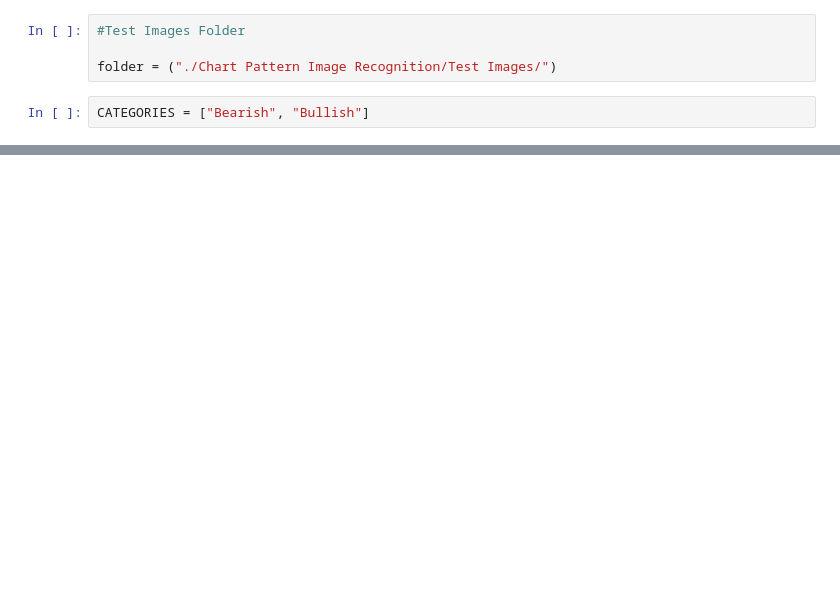
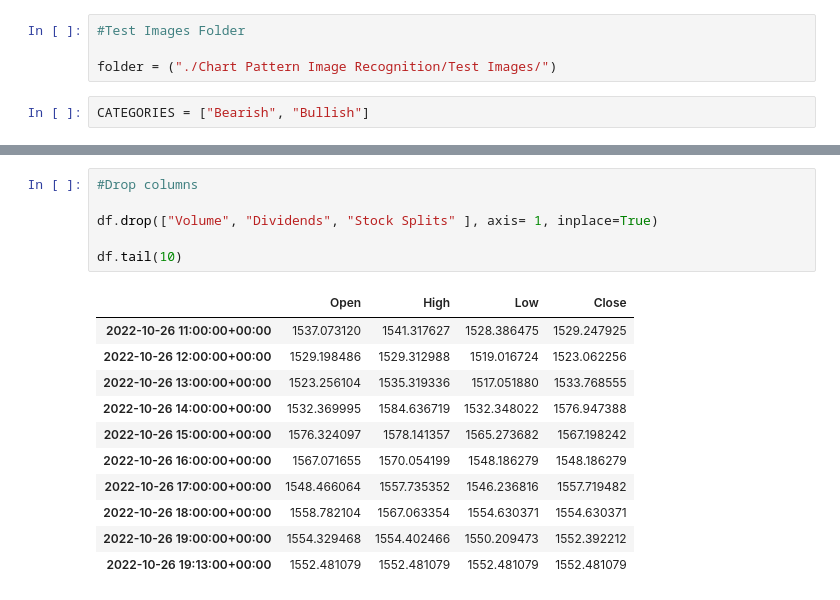
Before and after one commit to lgbongiolo/Convolutional-Neural-Network-Chart-Pattern-Recognition, a Jupyter notebook: CPR - 4 - Test Model.ipynb, the cells around one changed output, grey strips where cells are left out. Drawn from its saved outputs; the diff is of its cells as text; blank space fills up the shorter version.

```diff
--- a/CPR - 4 - Test Model.ipynb
+++ b/CPR - 4 - Test Model.ipynb
@@ -67,0 +122,18 @@ Bullish
+# %%
+#Drop columns
+
+df.drop(["Volume", "Dividends", "Stock Splits" ], axis= 1, inplace=True)
+
+df.tail(10)
+# %% [output]
+|  | Open | High | Low | Close |
+| 2022-10-26 11:00:00+00:00 | 1537.073120 | 1541.317627 | 1528.386475 | 1529.247925 |
+| 2022-10-26 12:00:00+00:00 | 1529.198486 | 1529.312988 | 1519.016724 | 1523.062256 |
+| 2022-10-26 13:00:00+00:00 | 1523.256104 | 1535.319336 | 1517.051880 | 1533.768555 |
+| 2022-10-26 14:00:00+00:00 | 1532.369995 | 1584.636719 | 1532.348022 | 1576.947388 |
+| 2022-10-26 15:00:00+00:00 | 1576.324097 | 1578.141357 | 1565.273682 | 1567.198242 |
+| 2022-10-26 16:00:00+00:00 | 1567.071655 | 1570.054199 | 1548.186279 | 1548.186279 |
+| 2022-10-26 17:00:00+00:00 | 1548.466064 | 1557.735352 | 1546.236816 | 1557.719482 |
+| 2022-10-26 18:00:00+00:00 | 1558.782104 | 1567.063354 | 1554.630371 | 1554.630371 |
+| 2022-10-26 19:00:00+00:00 | 1554.329468 | 1554.402466 | 1550.209473 | 1552.392212 |
+| 2022-10-26 19:13:00+00:00 | 1552.481079 | 1552.481079 | 1552.481079 | 1552.481079 |
```
Also changed, not shown: parts of 8 cells of this notebook, 50 other files.
